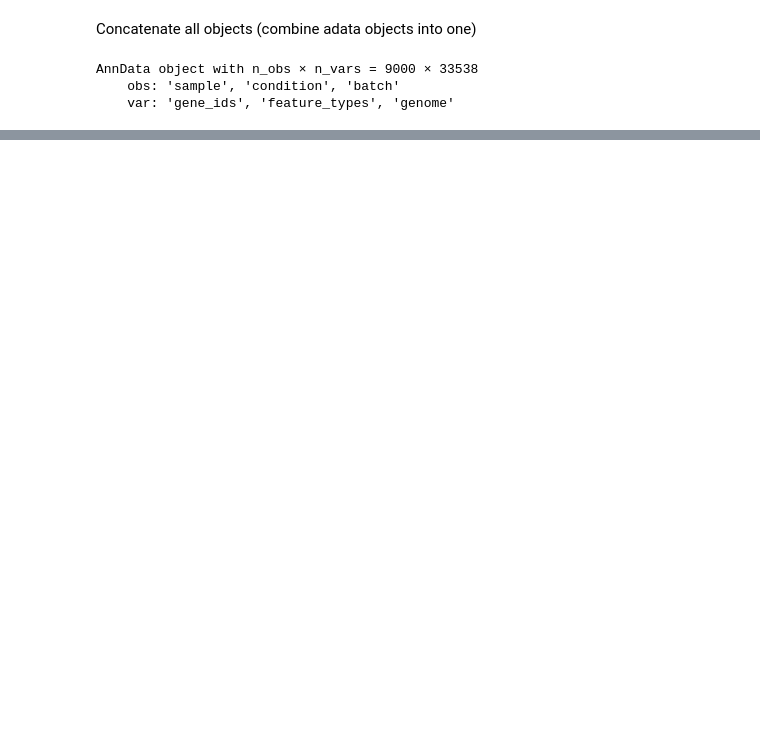
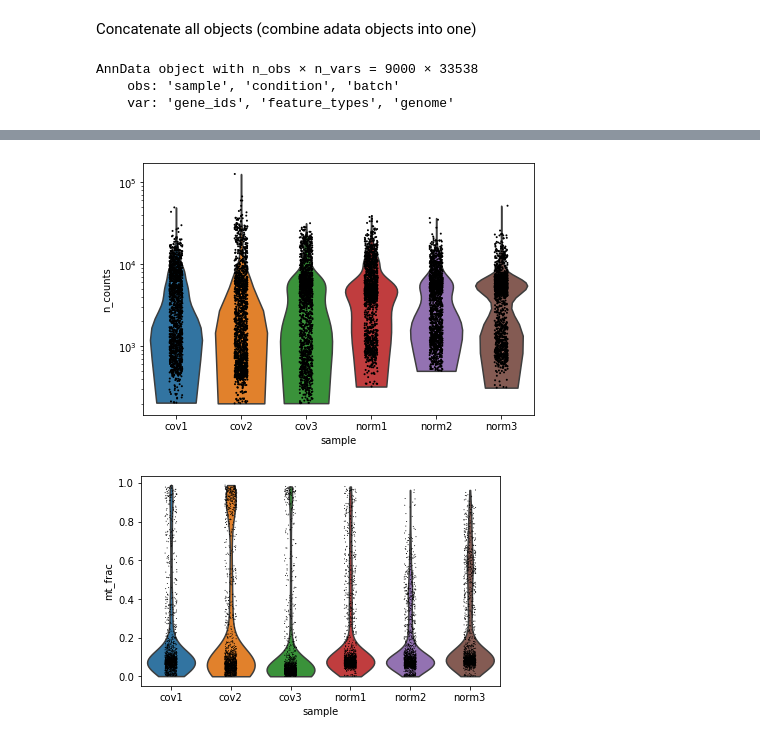
Before and after one commit to ipanj/DDD_disk, a Jupyter notebook: notebooks/covid_sc_analysis_chris.ipynb, the cells around one changed output, grey strips where cells are left out. Drawn from its saved outputs; the diff is of its cells as text; code cells hidden in the pictures; blank space fills up the shorter version.

Commit message:
plot_qc_filtering

```diff
--- a/notebooks/covid_sc_analysis_chris.ipynb
+++ b/notebooks/covid_sc_analysis_chris.ipynb
@@ -60,0 +115,2 @@ AnnData object with n_obs × n_vars = 9000 × 33538
+# %%
+adata.X = adata.X.toarray()
@@ -60,0 +135,9 @@ AnnData object with n_obs × n_vars = 9000 × 33538
+# %%
+# Quality control - calculate QC covariates
+adata.obs['n_counts'] = adata.X.sum(1)
+adata.obs['log_counts'] = np.log(adata.obs['n_counts'])
+adata.obs['n_genes'] = (adata.X > 0).sum(1)
+# %%
+mt_gene_mask = [gene.startswith('MT-') for gene in adata.var_names]
+# %%
+adata.obs['mt_frac'] = adata.X[:, mt_gene_mask].sum(1)/adata.obs['n_counts']
@@ -60,0 +166,8 @@ AnnData object with n_obs × n_vars = 9000 × 33538
+# %%
+# Quality control - plot QC metrics
+#Sample quality plots
+t1 = sc.pl.violin(adata, 'n_counts', groupby='sample', size=2, log=True, cut=0)
+t2 = sc.pl.violin(adata, 'mt_frac', groupby='sample')
+# %% [output]
+[figure, added]
+[figure, added]
```
Also changed, not shown: parts of 37 cells of this notebook.
